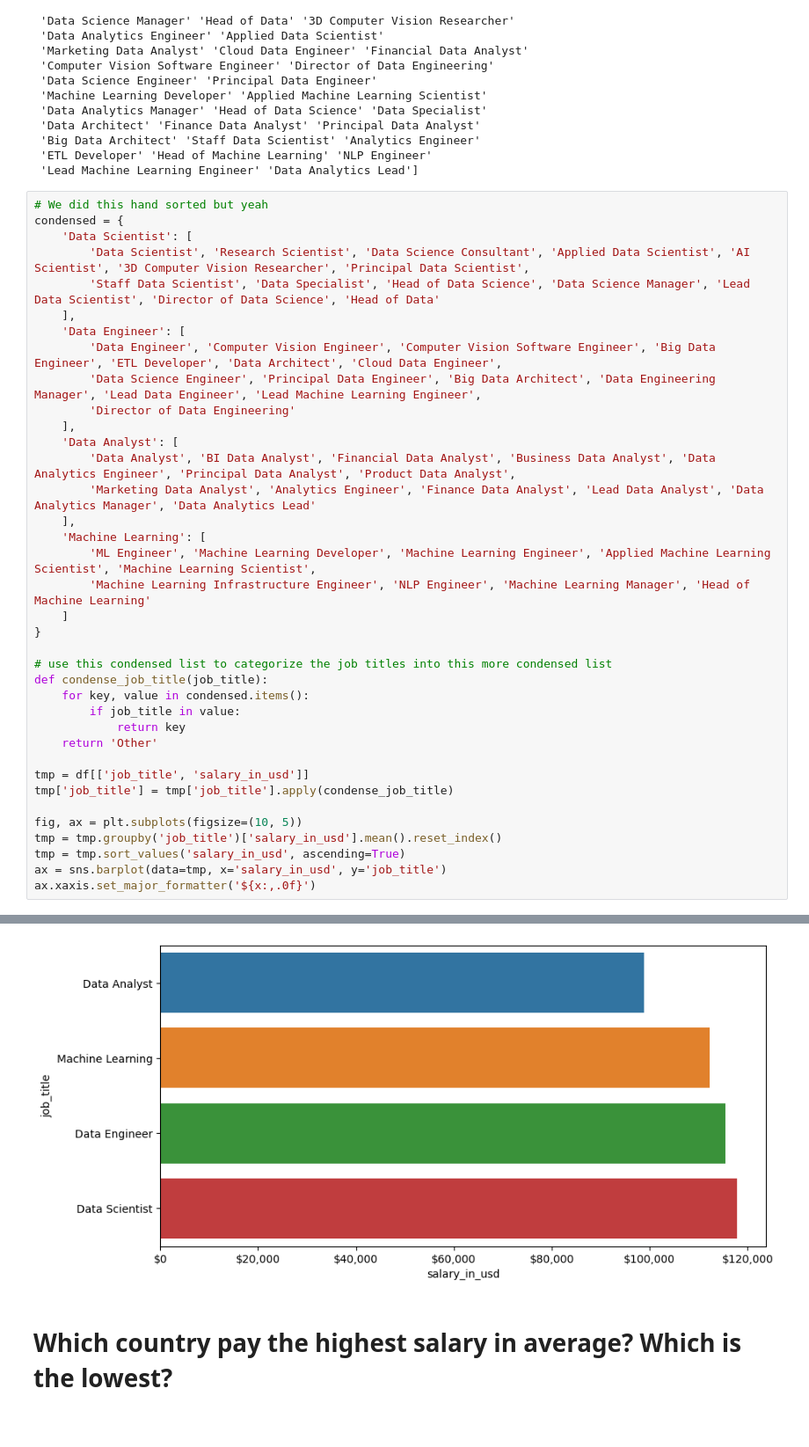
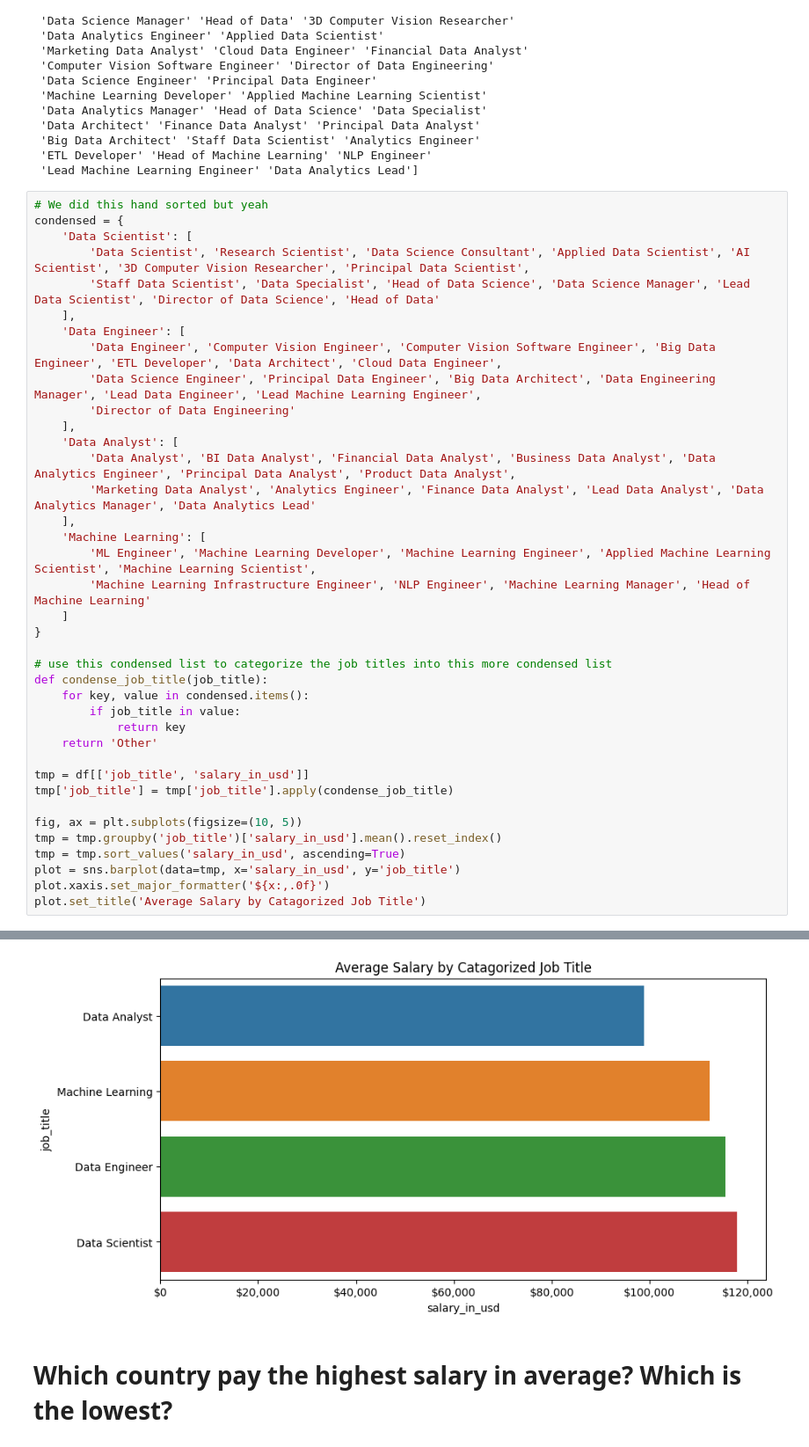
Before and after one commit to jtlantz/dm-proj1, a Jupyter notebook: notebooks/ds_salaries.ipynb, the cells around one changed output, grey strips where cells are left out. Shown at 88% size. Cells and saved outputs as stored; diff of their text form; blank space fills up the shorter version.

```diff
--- a/notebooks/ds_salaries.ipynb
+++ b/notebooks/ds_salaries.ipynb
@@ -373,8 +365,9 @@ tmp['job_title'] = tmp['job_title'].apply(condense_job_title)
 fig, ax = plt.subplots(figsize=(10, 5))
 tmp = tmp.groupby('job_title')['salary_in_usd'].mean().reset_index()
 tmp = tmp.sort_values('salary_in_usd', ascending=True)
-ax = sns.barplot(data=tmp, x='salary_in_usd', y='job_title')
-ax.xaxis.set_major_formatter('${x:,.0f}')
+plot = sns.barplot(data=tmp, x='salary_in_usd', y='job_title')
+plot.xaxis.set_major_formatter('${x:,.0f}')
+plot.set_title('Average Salary by Catagorized Job Title')
 # %% [output]
 A value is trying to be set on a copy of a slice from a DataFrame.
 Try using .loc[row_indexer,col_indexer] = value instead
@@ -384,4 +378,4 @@ See the caveats in the documentation: https://pandas.pydata.org/pandas-docs/stab
-[figure, old version]
+[figure, new version]
 # %% [markdown]
 # Which country pay the highest salary in average? Which is the lowest?
 # %%
```
Also changed, not shown: parts of 17 cells of this notebook.
